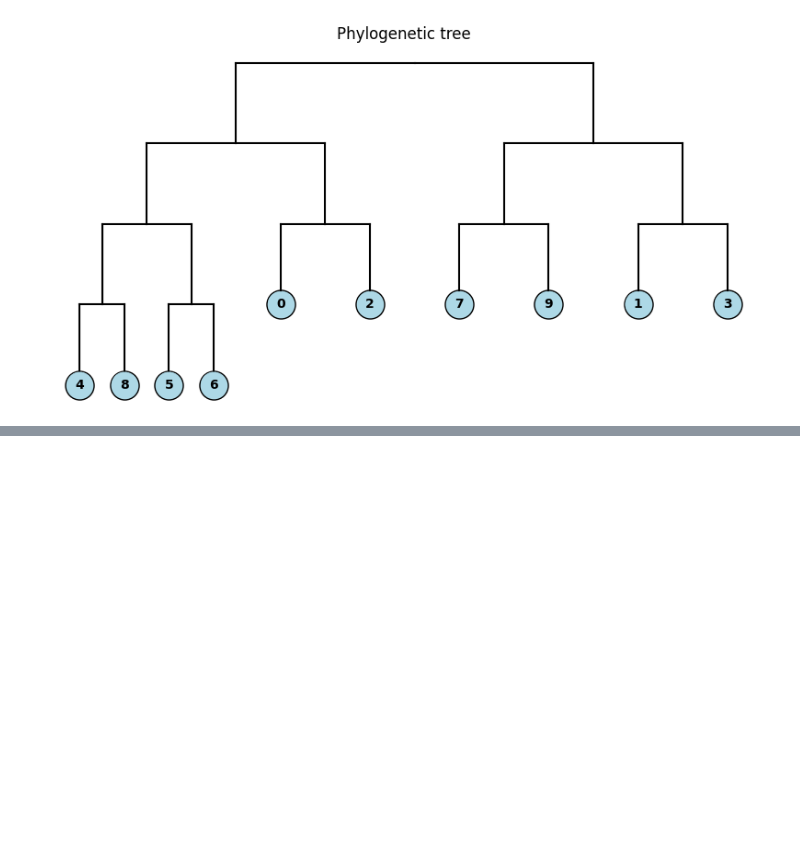
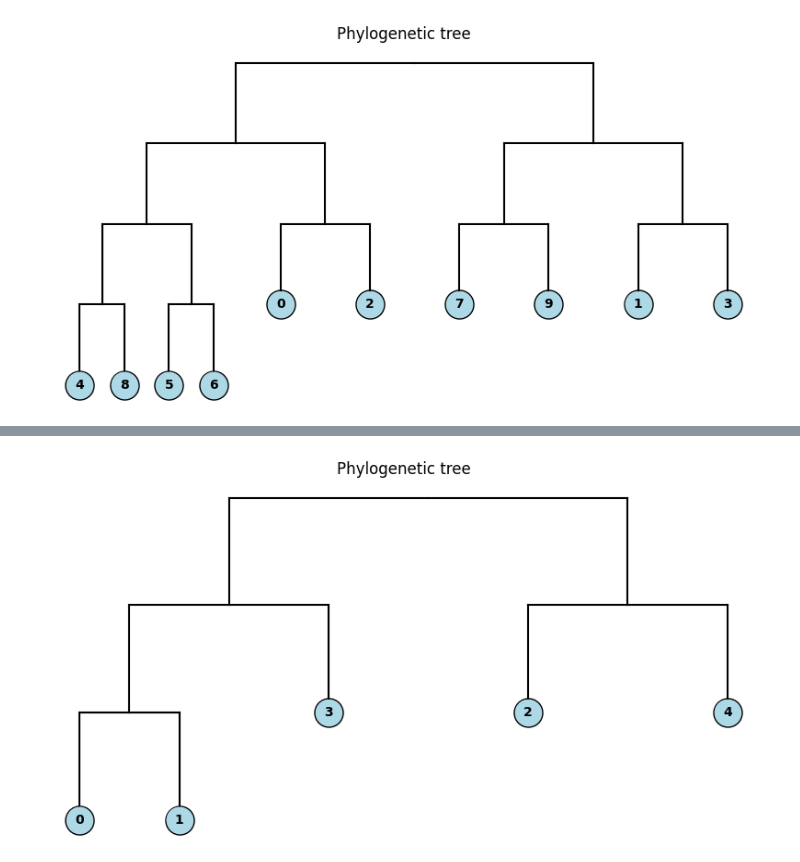
Before and after one commit to Nicofero/PhyloTree_ReConst, a Jupyter notebook: gate_methods_tree.ipynb, the cells around one changed output, grey strips where cells are left out. Saved outputs shown, nothing was run; the diff lists cells and outputs as text; code cells hidden in the pictures; blank space fills up the shorter version.

```diff
--- a/gate_methods_tree.ipynb
+++ b/gate_methods_tree.ipynb
@@ -1243,0 +1266,11 @@ tree.display_tree()
+# %%
+matrix = np.array( [[ 0, 92, 73, 78, 92],
+                    [92,  0, 21, 49, 34],
+                    [73, 21,  0, 35, 63],
+                    [78, 49, 35,  0, 29],
+                    [92, 34, 63, 29,  0]])
+
+tree = qaoa_phylo_tree_qiskit(matrix,timer=Timer(0.0))
+tree.display_tree()
+# %% [output]
+[figure, added]
```
Also changed, not shown: parts of 7 cells of this notebook, 1 other file.
